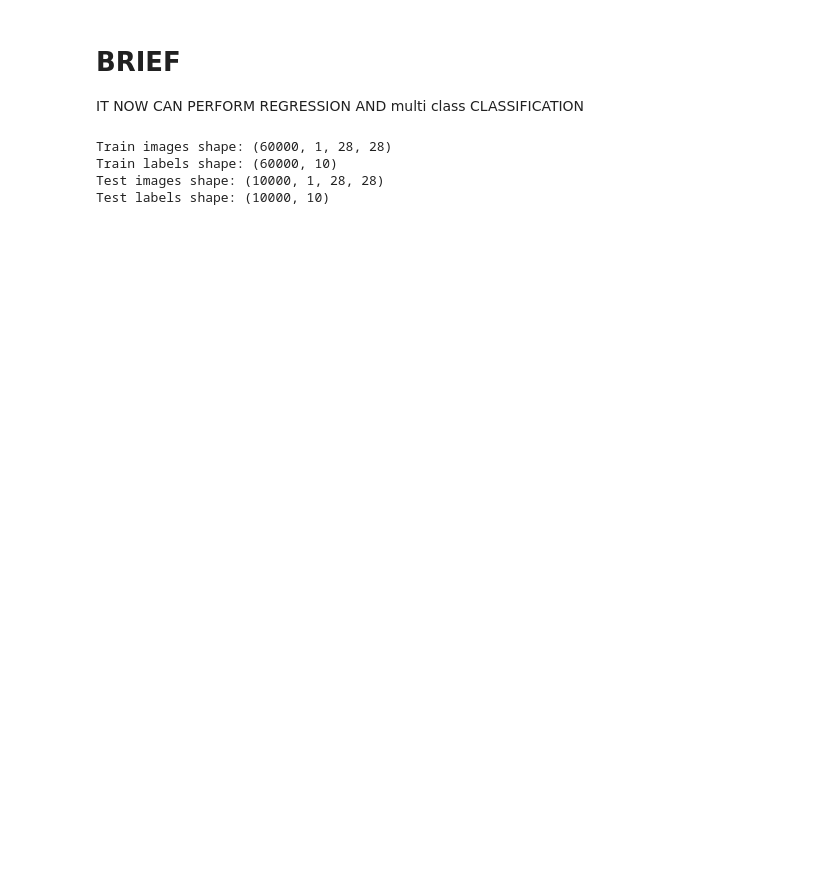
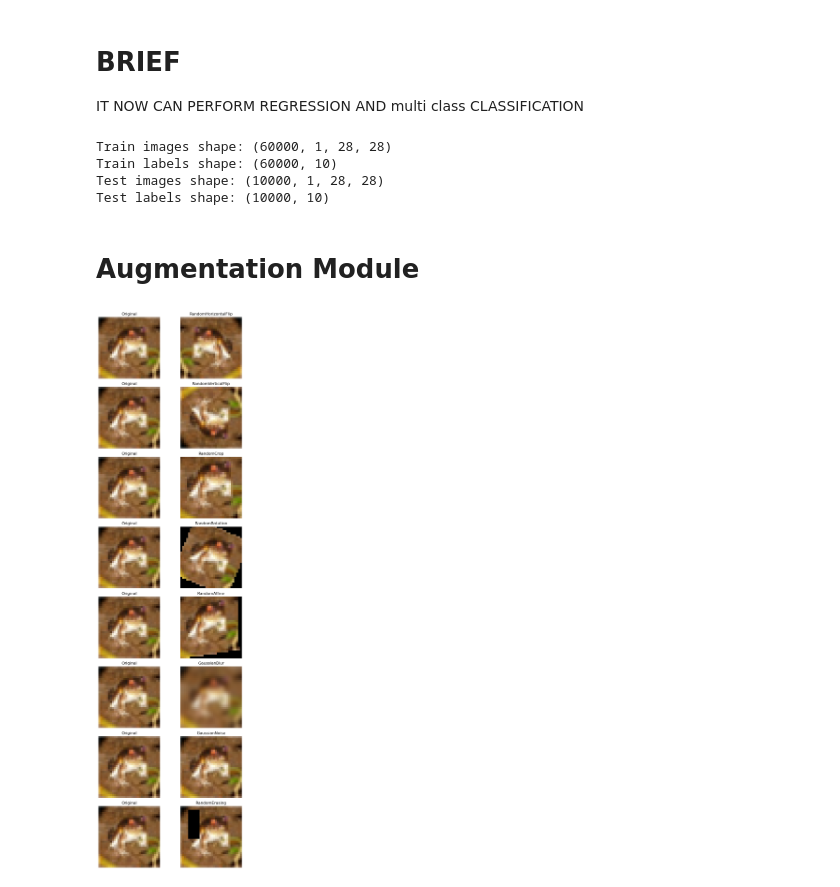
Before and after one commit to WELOVECOCO/COCO_standby, a Jupyter notebook: Examples.ipynb, the cells around one changed output. Cells and saved outputs as stored; diff of their text form; code cells hidden in the pictures; blank space fills up the shorter version.

```diff
--- a/Examples.ipynb
+++ b/Examples.ipynb
@@ -144,3 +144,61 @@ test()
 model_resnet_residuals.view_graph(input_data=test_images[:1],filename="model_graph", format="png", view=True)
 # %%
 model_resnet_residuals.save_model(filepath="model_resnet.h5")
+# %% [markdown]
+# Augmentation Module
+# %%
+import numpy as np
+import matplotlib.pyplot as plt
+from tensorflow.keras.datasets import cifar10
+
+# Load CIFAR-10 (only training data for demonstration)
+(x_train, y_train), _ = cifar10.load_data()
+
+# Select a sample image (CIFAR-10 images are 32x32 RGB)
+sample_img = x_train[0]
+
+# Import Compose and all Preprocessing transforms from your package.
+from Preprocessing.transforms import (
+    Compose, GaussianBlur, GaussianNoise, Normalize,
+    RandomAffine, RandomCrop, RandomErasing, RandomHorizontalFlip,
+    RandomRotation, RandomVerticalFlip, Resize, ToTensor
+)
+
+# Create a dictionary mapping transformation names to their instances.
+# For demonstration, we force application by setting probabilities to 1.0.
+aug_transforms = {
+    "RandomHorizontalFlip": RandomHorizontalFlip(p=1.0),
+    "RandomVerticalFlip":   RandomVerticalFlip(p=1.0),
+    "RandomCrop":           RandomCrop((28, 28)),  # Crop to 28x28 (from 32x32)
+    "RandomRotation":       RandomRotation(degrees=30),
+    "RandomAffine":         RandomAffine(degrees=20, translate=(0.1, 0.1), scale=(0.8, 1.2), shear=10),
+    "GaussianBlur":         GaussianBlur(sigma=(0.5, 1.5)),
+    "GaussianNoise":        GaussianNoise(std=(0.01, 0.05)),
+    "RandomErasing":        RandomErasing(p=1.0, scale=(0.02, 0.15), ratio=(0.3, 3.3), value=0)
+}
+
+# Prepare the plot: one row per Preprocessing (each row shows Original and Augmented)
+n_transforms = len(aug_transforms)
+fig, axes = plt.subplots(nrows=n_transforms, ncols=2, figsize=(8, n_transforms * 3))
+
+for idx, (name, transform) in enumerate(aug_transforms.items()):
+    # Create a Compose pipeline with a single transform.
+    pipeline = Compose([transform])
+
+    # Left column: display the original image.
+    axes[idx, 0].imshow(sample_img)
+    axes[idx, 0].set_title("Original")
+    axes[idx, 0].axis("off")
+
+    # Right column: apply the Compose pipeline and display the result.
+    aug_img = pipeline(sample_img)
+    if hasattr(aug_img, "data"):
+        aug_img = aug_img.data
+    axes[idx, 1].imshow(np.clip(aug_img, 0, 255).astype(np.uint8))
+    axes[idx, 1].set_title(name)
+    axes[idx, 1].axis("off")
+
+plt.tight_layout()
+plt.show()
+# %% [output]
+[figure, added]
```
Also changed, not shown: 17 other files.
